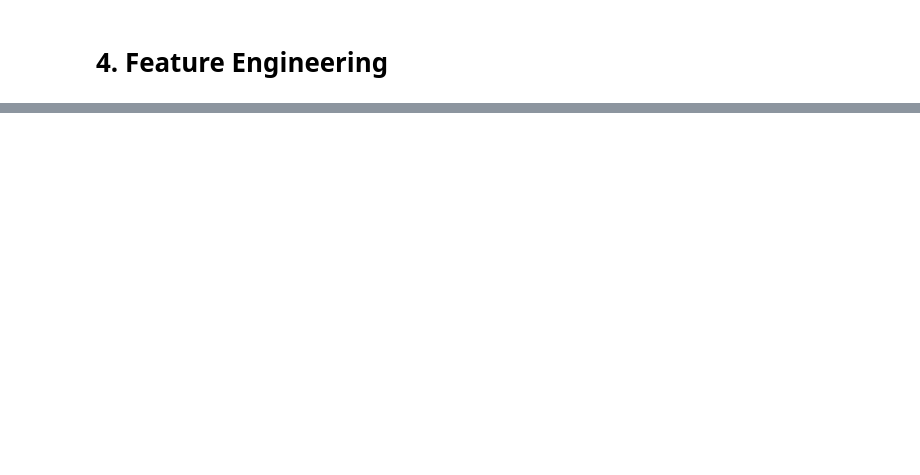
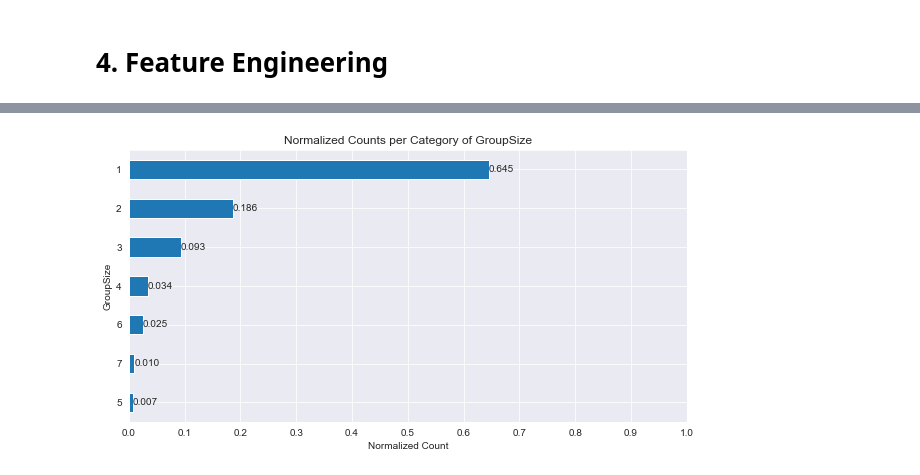
Before and after one commit to Niv-Moshe/Titanic, a Jupyter notebook: eda.ipynb, the cells around one changed output, grey strips where cells are left out. Saved outputs shown, nothing was run; the diff lists cells and outputs as text; code cells hidden in the pictures; blank space fills up the shorter version.

```diff
--- a/eda.ipynb
+++ b/eda.ipynb
@@ -1205,0 +1282,4 @@ All data on Age was imputed properly: True
+# %%
+titanic['GroupSize'] = titanic['Ticket'].map(ticket_counts_dict)
+titanic.drop(['Ticket'], axis=1, inplace=True)
+titanic
@@ -1205,0 +1300,4 @@ All data on Age was imputed properly: True
+# %%
+count_plot(titanic, 'GroupSize')
+# %% [output]
+[figure, added]
```
Also changed, not shown: parts of 68 cells of this notebook.
